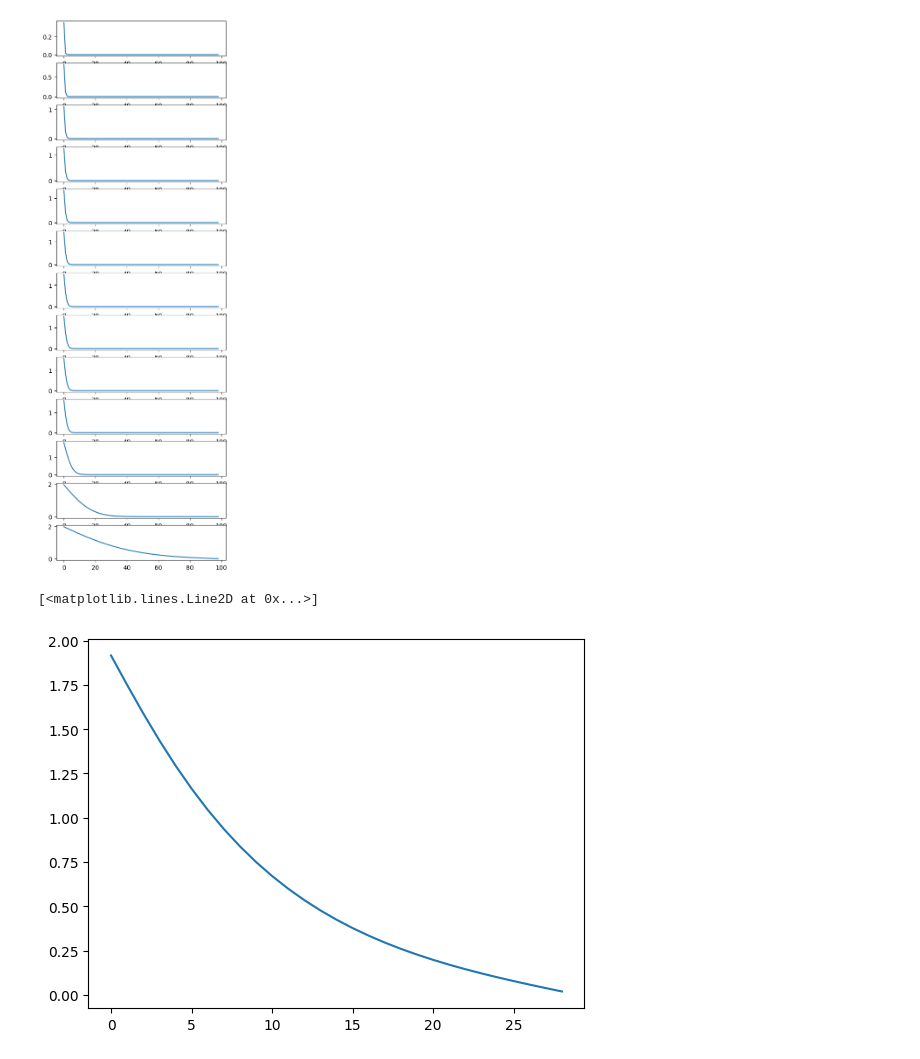
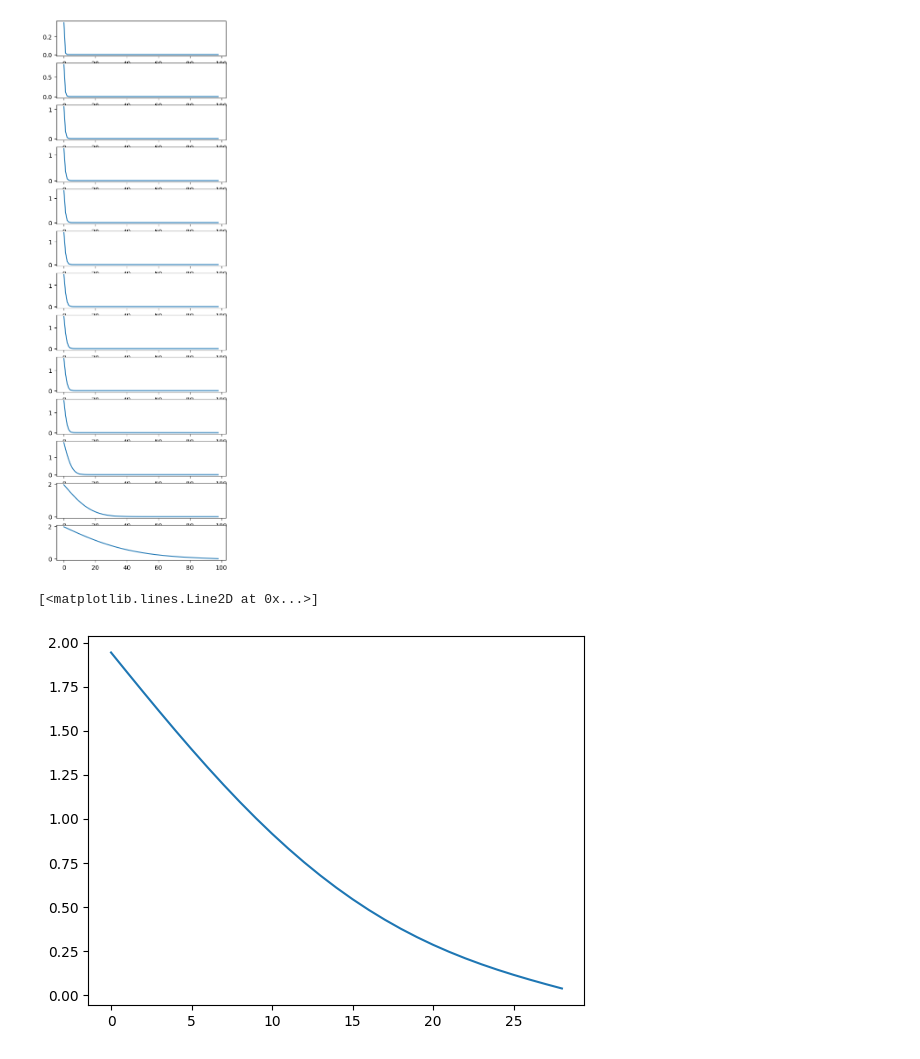
Before and after one commit to KozlovNA/diffusion-physmod, a Jupyter notebook: analyse.ipynb, the cells around one changed output. Cells and saved outputs as stored; diff of their text form; code cells hidden in the pictures.

```diff
--- a/analyse.ipynb
+++ b/analyse.ipynb
@@ -20,10 +20,10 @@ ValueError: cannot reshape array of size 81 into shape (99,99)
 # %%
 f = open('grid150000steps.txt', 'r')
 phi = np.loadtxt(f).reshape(29, 29)
-plt.plot(np.arange(29) ,phi[:][20])
+plt.plot(np.arange(29) ,phi[:][15])
 # %% [output]
 [<matplotlib.lines.Line2D at 0x...>]
-[figure, old version]
+[figure, new version]
 # %%
 plt.imshow(phi)
 # %% [output]
```
Also changed, not shown: parts of 1 cell of this notebook, 3 other files.
